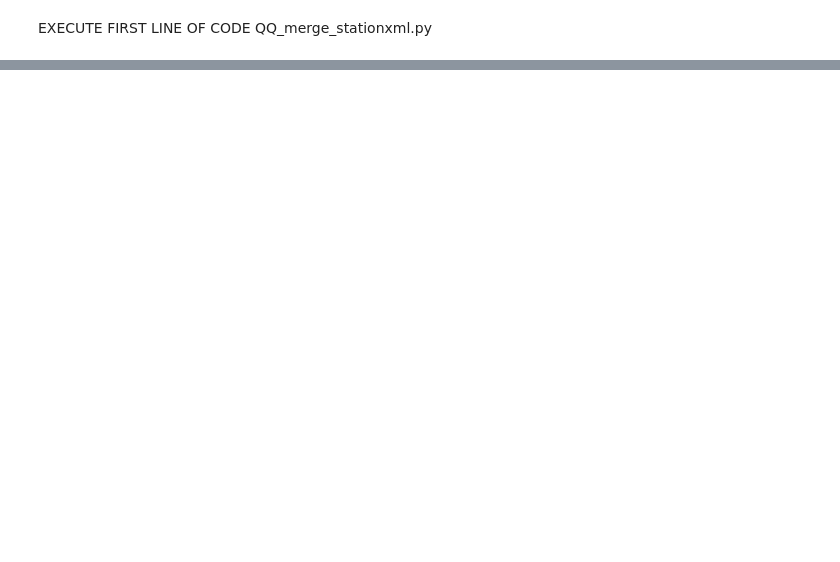
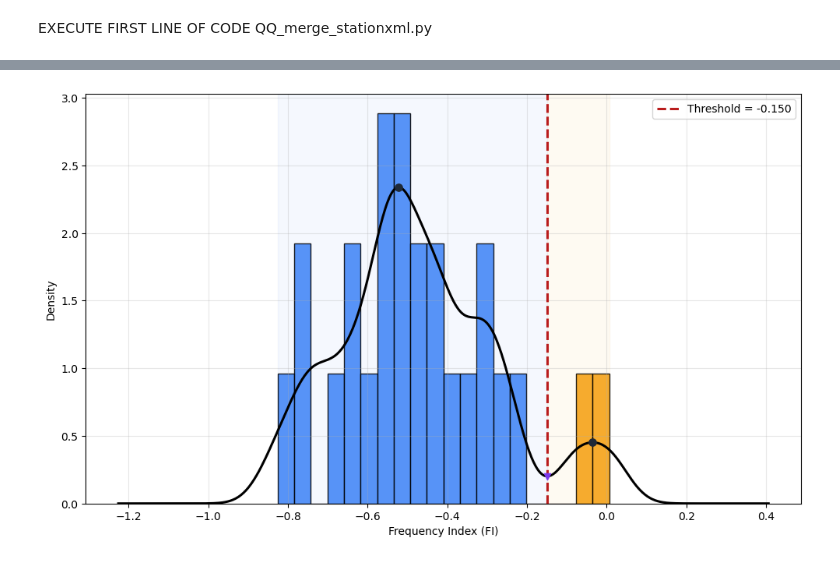
Before and after one commit to xtyangpsp/QuickQuake, a Jupyter notebook: quickquake/frequency_index/FI.ipynb, the cells around one changed output, grey strips where cells are left out. Saved outputs shown, nothing was run; the diff lists cells and outputs as text; code cells hidden in the pictures; blank space fills up the shorter version.

Commit message:
v4.3update frequency index  density

```diff
--- a/quickquake/frequency_index/FI.ipynb
+++ b/quickquake/frequency_index/FI.ipynb
@@ -755,15 +777,0 @@ Name: count, dtype: int64
-# %%
-# 9. Visualización
-
-# %%
-fig, ax = plt.subplots(figsize=(10, 6))
-ax.hist(valid_df["fi"], bins=20, edgecolor="black", alpha=0.7, label="Eventos")
-ax.axvline(threshold, color="red", linestyle="--", linewidth=2, label=f"Umbral = {threshold:.3f}")
-ax.set_xlabel("Frequency Index (FI)")
-ax.set_ylabel("Número de eventos")
-ax.set_title("Distribución de FI y umbral de clasificación")
-ax.legend()
-ax.grid(alpha=0.3)
-plt.tight_layout()
-plt.savefig(PATHS["output_dir"] / "fi_histogram.png", dpi=150)
-plt.show()
@@ -772 +895,80 @@ plt.show()
+# %%
+# %% [markdown]
+# ## 9. Histograma + KDE + picos + mínimo local
+
+# %%
+if len(valid_df) > 0:
+    fi_vals = valid_df["fi"].dropna().values
+
+    LP_COLOR = "#3B82F6"
+    VT_COLOR = "#F59E0B"
+    THR_COLOR = "#B91C1C"
+    CURVE_COLOR = "black"
+    PEAK_COLOR = "#1F2937"
+    MIN_COLOR = "#7C3AED"
+
+    fig, ax = plt.subplots(figsize=(10, 6))
+
+    counts, bins, patches = ax.hist(
+        fi_vals,
+        bins=PLOT["hist_bins"],
+        density=True,
+        edgecolor="black",
+        linewidth=1.0,
+        alpha=0.85
+    )
+
+    if threshold is not None:
+        for left, right, patch in zip(bins[:-1], bins[1:], patches):
+            center = 0.5 * (left + right)
+            if center < threshold:
+                patch.set_facecolor(LP_COLOR)
+            else:
+                patch.set_facecolor(VT_COLOR)
+
+    x_grid = threshold_debug.get("x_grid", None) if threshold_debug is not None else None
+    density = threshold_debug.get("density", None) if threshold_debug is not None else None
+    peaks = threshold_debug.get("peaks", None) if threshold_debug is not None else None
+    minima = threshold_debug.get("minima", None) if threshold_debug is not None else None
+    selected_minimum = threshold_debug.get("selected_minimum", None) if threshold_debug is not None else None
+
+    if x_grid is not None and density is not None:
+        ax.plot(x_grid, density, color=CURVE_COLOR, linewidth=2.2)
+
+    if x_grid is not None and density is not None and peaks is not None and len(peaks) > 0:
+        ax.scatter(
+            x_grid[peaks], density[peaks],
+            color=PEAK_COLOR, s=45, zorder=5
+        )
+
+    if x_grid is not None and density is not None and minima is not None and len(minima) > 0:
+        ax.scatter(
+            x_grid[minima], density[minima],
+            color=MIN_COLOR, s=35, marker="v", zorder=5
+        )
+
+    if threshold is not None:
+        ax.axvline(
+            threshold,
+            color=THR_COLOR,
+            linestyle="--",
+            linewidth=2.2,
+            label=f"Threshold = {threshold:.3f}"
+        )
+        ax.axvspan(bins[0], threshold, color=LP_COLOR, alpha=0.05, zorder=0)
+        ax.axvspan(threshold, bins[-1], color=VT_COLOR, alpha=0.05, zorder=0)
+
+    ax.set_xlabel("Frequency Index (FI)")
+    ax.set_ylabel("Density")
+    ax.legend()
+    ax.grid(alpha=0.3)
+
+    plt.tight_layout()
+    plt.savefig(PATHS["output_dir"] / "fi_histogram_density.png", dpi=150)
+    plt.show()
+
+else:
+    print("No hay eventos válidos para graficar el histograma.")
+# %% [output]
+[figure, added]
 # %%
```
Also changed, not shown: parts of 14 cells of this notebook, 7 other files.
